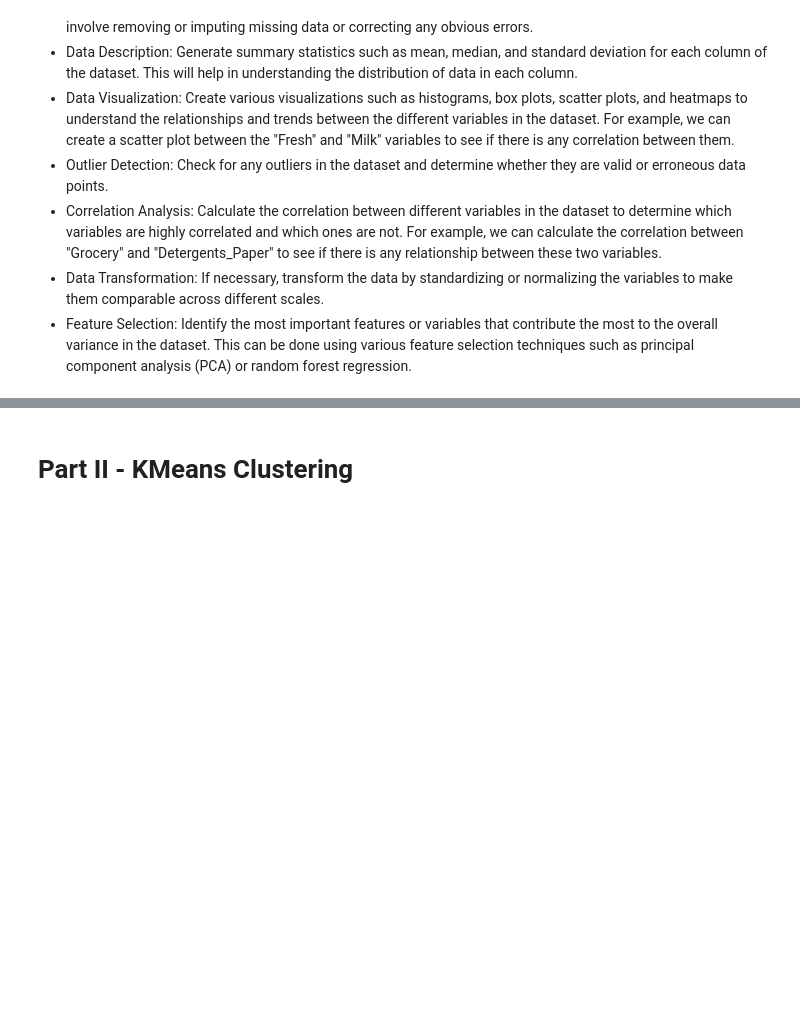
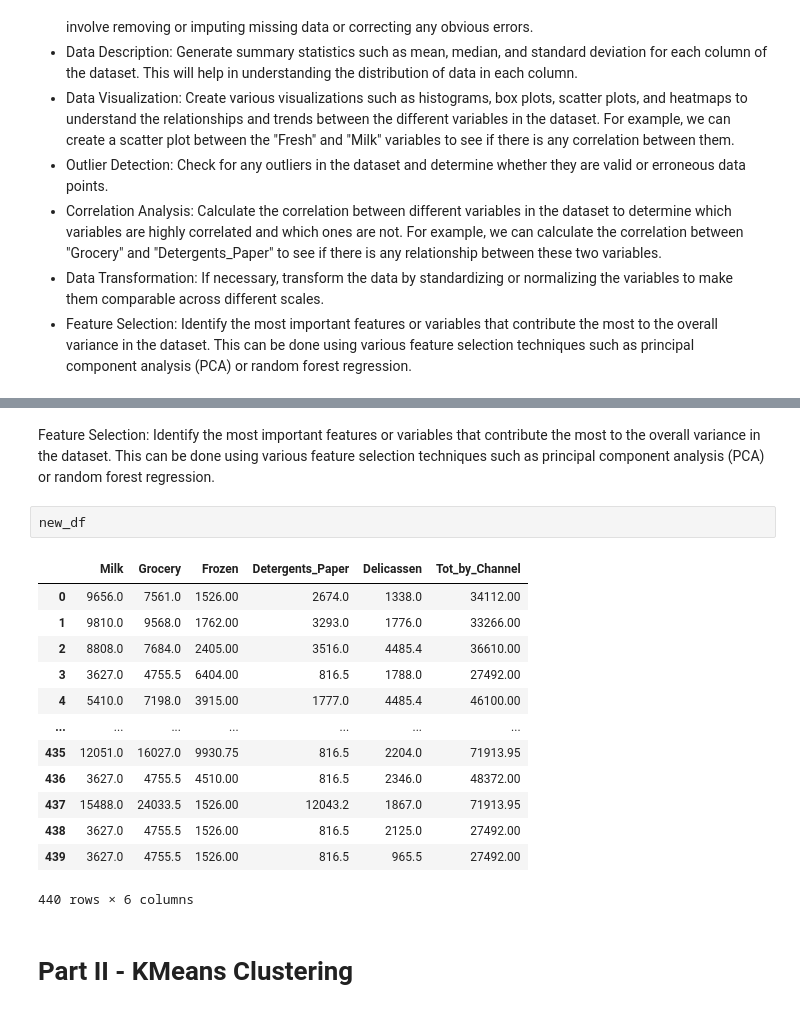
Before and after one commit to inn-ctrl/ml-project-unsupervised-learning, a Jupyter notebook: Unsupervised Learning - Project.ipynb, the cells around one changed output, grey strips where cells are left out. Cells and saved outputs as stored; diff of their text form; blank space fills up the shorter version.

```diff
--- a/Unsupervised Learning - Project.ipynb
+++ b/Unsupervised Learning - Project.ipynb
@@ -102,3 +239,21 @@ for col in columns:
+# %% [markdown]
+Feature Selection: Identify the most important features or variables that contribute the most to the overall variance in the dataset. This can be done using various feature selection techniques such as principal component analysis (PCA) or random forest regression.
+# %%
+new_df
+# %% [output]
+|  | Milk | Grocery | Frozen | Detergents_Paper | Delicassen | Tot_by_Channel |
+| 0 | 9656.0 | 7561.0 | 1526.00 | 2674.0 | 1338.0 | 34112.00 |
+| 1 | 9810.0 | 9568.0 | 1762.00 | 3293.0 | 1776.0 | 33266.00 |
+| 2 | 8808.0 | 7684.0 | 2405.00 | 3516.0 | 4485.4 | 36610.00 |
+| 3 | 3627.0 | 4755.5 | 6404.00 | 816.5 | 1788.0 | 27492.00 |
+| 4 | 5410.0 | 7198.0 | 3915.00 | 1777.0 | 4485.4 | 46100.00 |
+| ... | ... | ... | ... | ... | ... | ... |
+| 435 | 12051.0 | 16027.0 | 9930.75 | 816.5 | 2204.0 | 71913.95 |
+| 436 | 3627.0 | 4755.5 | 4510.00 | 816.5 | 2346.0 | 48372.00 |
+| 437 | 15488.0 | 24033.5 | 1526.00 | 12043.2 | 1867.0 | 71913.95 |
+| 438 | 3627.0 | 4755.5 | 1526.00 | 816.5 | 2125.0 | 27492.00 |
+| 439 | 3627.0 | 4755.5 | 1526.00 | 816.5 | 965.5 | 27492.00 |
+440 rows × 6 columns
 # %% [markdown]
 # Part II - KMeans Clustering
 # %% [markdown]
```
Also changed, not shown: parts of 23 cells of this notebook.
